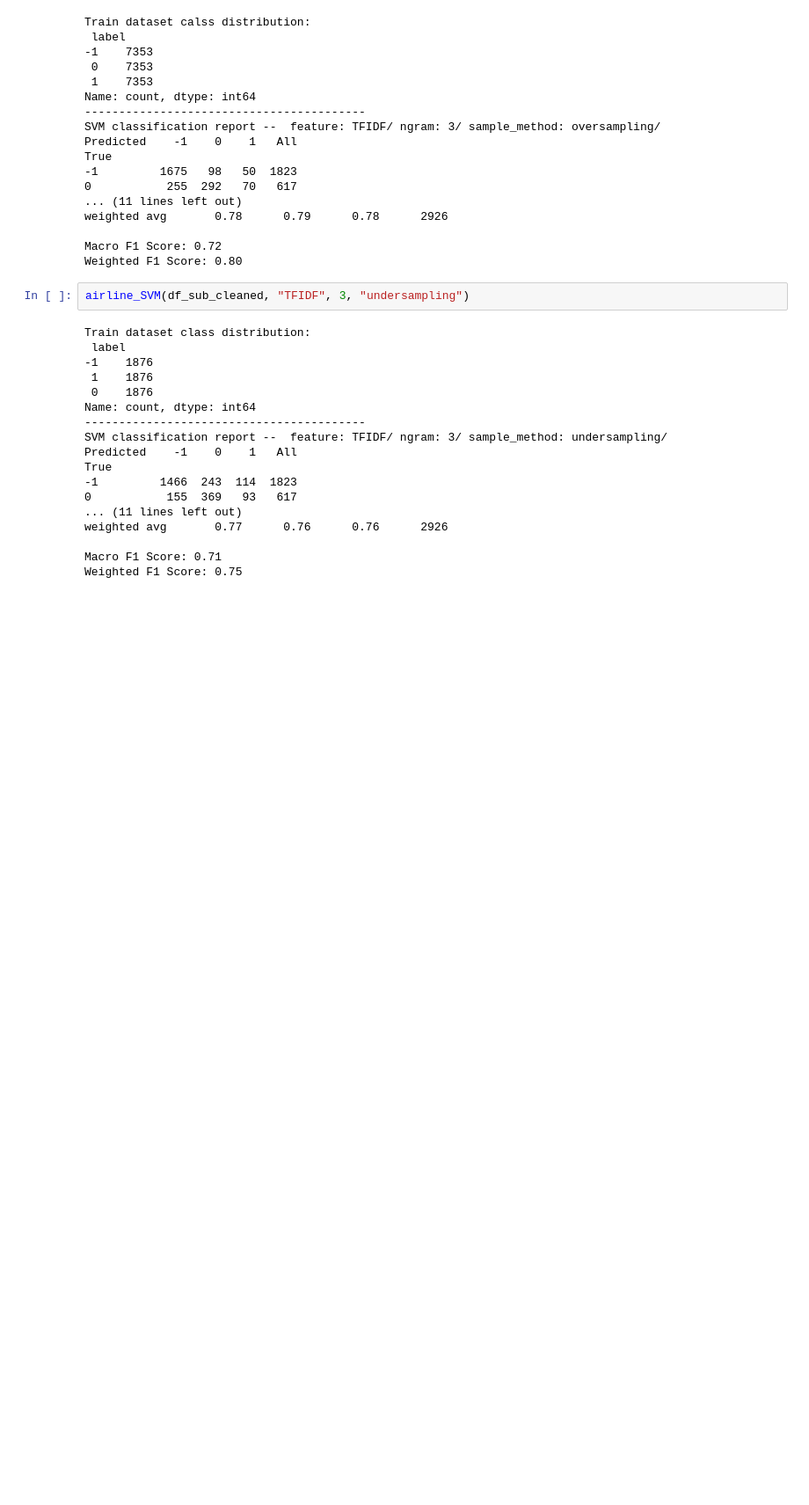
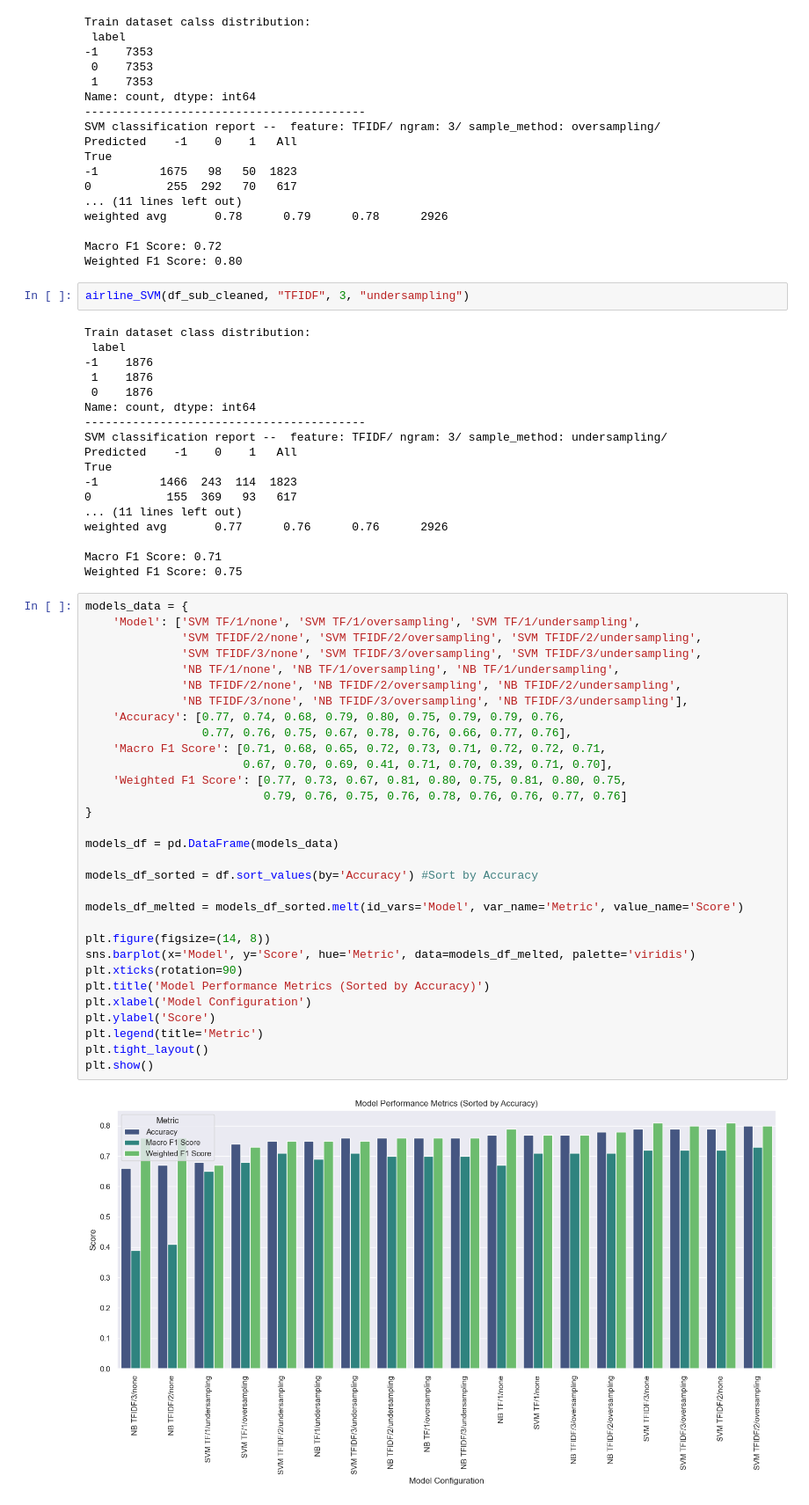
Before and after one commit to lucaswin89/Sentiment-Analysis-using-Machine-Learning-Models, a Jupyter notebook: SentimentAnalysis_YeYintWin.ipynb, the cells around one changed output. Shown at 88% size. Cells and saved outputs as stored; diff of their text form; blank space fills up the shorter version.

Commit message:
Visualization for NB and SVM evaluation metrices

```diff
--- a/SentimentAnalysis_YeYintWin.ipynb
+++ b/SentimentAnalysis_YeYintWin.ipynb
@@ -863,3 +863,36 @@ weighted avg       0.77      0.76      0.76      2926
 
 Macro F1 Score: 0.71
 Weighted F1 Score: 0.75
+# %%
+models_data = {
+    'Model': ['SVM TF/1/none', 'SVM TF/1/oversampling', 'SVM TF/1/undersampling',
+              'SVM TFIDF/2/none', 'SVM TFIDF/2/oversampling', 'SVM TFIDF/2/undersampling',
+              'SVM TFIDF/3/none', 'SVM TFIDF/3/oversampling', 'SVM TFIDF/3/undersampling',
+              'NB TF/1/none', 'NB TF/1/oversampling', 'NB TF/1/undersampling',
+              'NB TFIDF/2/none', 'NB TFIDF/2/oversampling', 'NB TFIDF/2/undersampling',
+              'NB TFIDF/3/none', 'NB TFIDF/3/oversampling', 'NB TFIDF/3/undersampling'],
+    'Accuracy': [0.77, 0.74, 0.68, 0.79, 0.80, 0.75, 0.79, 0.79, 0.76,
+                 0.77, 0.76, 0.75, 0.67, 0.78, 0.76, 0.66, 0.77, 0.76],
+    'Macro F1 Score': [0.71, 0.68, 0.65, 0.72, 0.73, 0.71, 0.72, 0.72, 0.71,
+                       0.67, 0.70, 0.69, 0.41, 0.71, 0.70, 0.39, 0.71, 0.70],
+    'Weighted F1 Score': [0.77, 0.73, 0.67, 0.81, 0.80, 0.75, 0.81, 0.80, 0.75,
+                          0.79, 0.76, 0.75, 0.76, 0.78, 0.76, 0.76, 0.77, 0.76]
+}
+
+models_df = pd.DataFrame(models_data)
+
+models_df_sorted = df.sort_values(by='Accuracy') #Sort by Accuracy
+
+models_df_melted = models_df_sorted.melt(id_vars='Model', var_name='Metric', value_name='Score')
+
+plt.figure(figsize=(14, 8))
+sns.barplot(x='Model', y='Score', hue='Metric', data=models_df_melted, palette='viridis')
+plt.xticks(rotation=90)
+plt.title('Model Performance Metrics (Sorted by Accuracy)')
+plt.xlabel('Model Configuration')
+plt.ylabel('Score')
+plt.legend(title='Metric')
+plt.tight_layout()
+plt.show()
+# %% [output]
+[figure, added]
```
Also changed, not shown: parts of 4 cells of this notebook.
